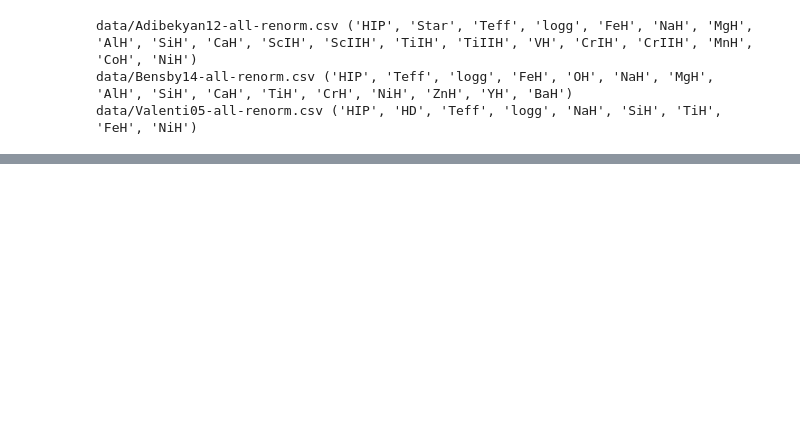
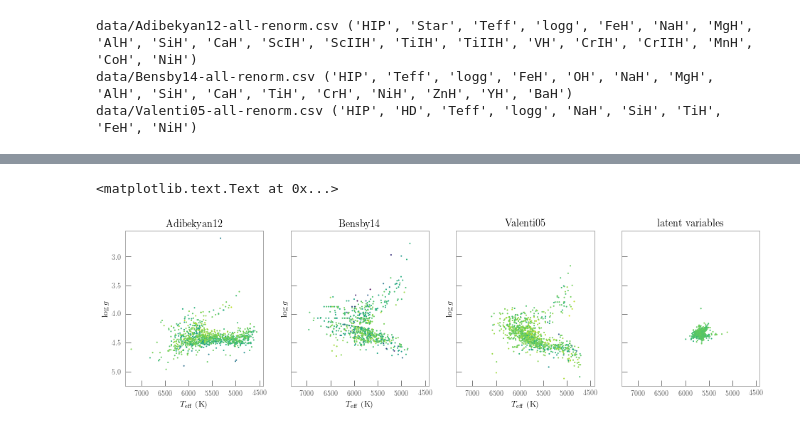
Before and after one commit to andycasey/uber-chemi-cal, a Jupyter notebook: hypatia-subset.ipynb, the cells around one changed output, grey strips where cells are left out. Saved outputs shown, nothing was run; the diff lists cells and outputs as text; code cells hidden in the pictures; blank space fills up the shorter version.

```diff
--- a/hypatia-subset.ipynb
+++ b/hypatia-subset.ipynb
@@ -140,0 +223,41 @@ p_opt = model.optimizing(**op_kwds)
+# %%
+# Plot the H-R diagram of labels from various surveys, and the inferred latent variables
+xi, yi, zi = range(3)
+
+z = np.hstack([y[:, :, zi].flatten(), p_opt["X"][:, zi].flatten()])
+kwds = dict(vmin=np.nanmin(z), vmax=np.nanmax(z),
+            s=1, cmap="viridis")
+
+K = M + 1
+fig, axes = plt.subplots(1, K, figsize=(4 * K, 4))
+
+for m, ax in enumerate(axes[:M]):
+    ax.scatter(y[:, m, xi], y[:, m, yi], c=y[:, m, zi],
+               **kwds)
+
+    ax.set_xlabel(latex_label_names[xi])
+    ax.set_ylabel(latex_label_names[yi])
+
+    survey_reference = survey_data_paths[m].split("/")[1].split("-")[0]
+    ax.set_title(r"\textrm{{{0}}}".format(survey_reference))
+
+xlim = np.hstack([ax.get_xlim() for ax in axes[:M]])
+ylim = np.hstack([ax.get_ylim() for ax in axes[:M]])
+xlim = (np.max(xlim), np.min(xlim))
+ylim = (np.max(ylim), np.min(ylim))
+
+
+X = p_opt["X"] * scales + mu
+
+ax = axes[-1]
+ax.scatter(X[:, xi], X[:, yi], c=X[:, zi], **kwds)
+ax.set_title(r"\textrm{latent variables}")
+
+for ax in axes:
+    ax.set_xlim(xlim)
+    ax.set_ylim(ylim)
+    ax.set_xlabel(latex_label_names[xi])
+    ax.set_ylabel(latex_label_names[yi])
+# %% [output]
+<matplotlib.text.Text at 0x...>
+[figure, added]
```
Also changed, not shown: parts of 13 cells of this notebook, 4 other files.
